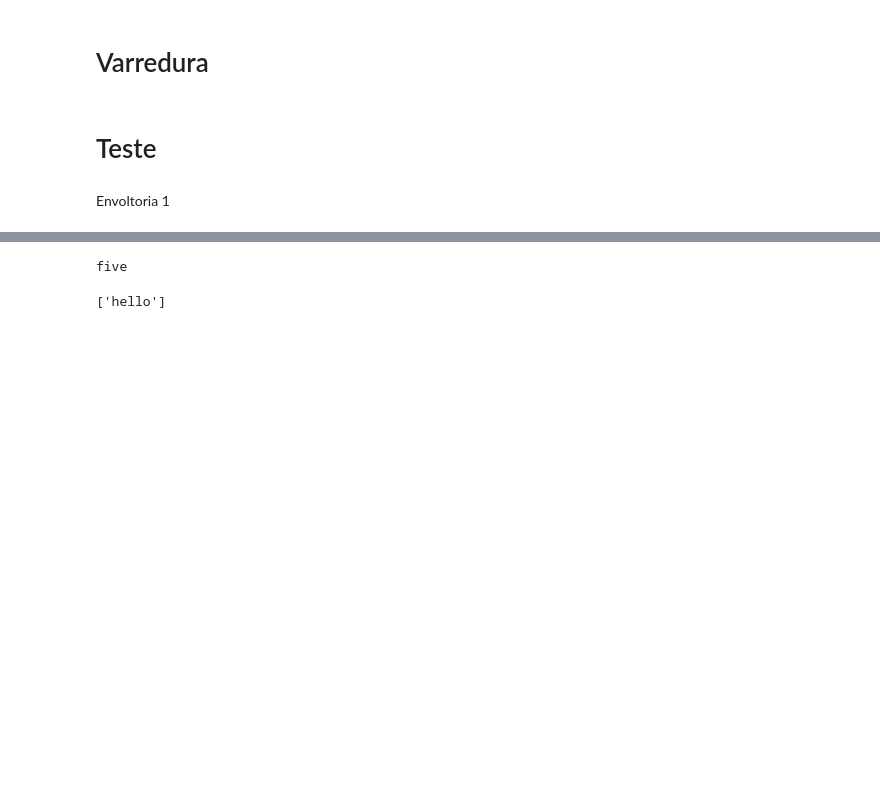
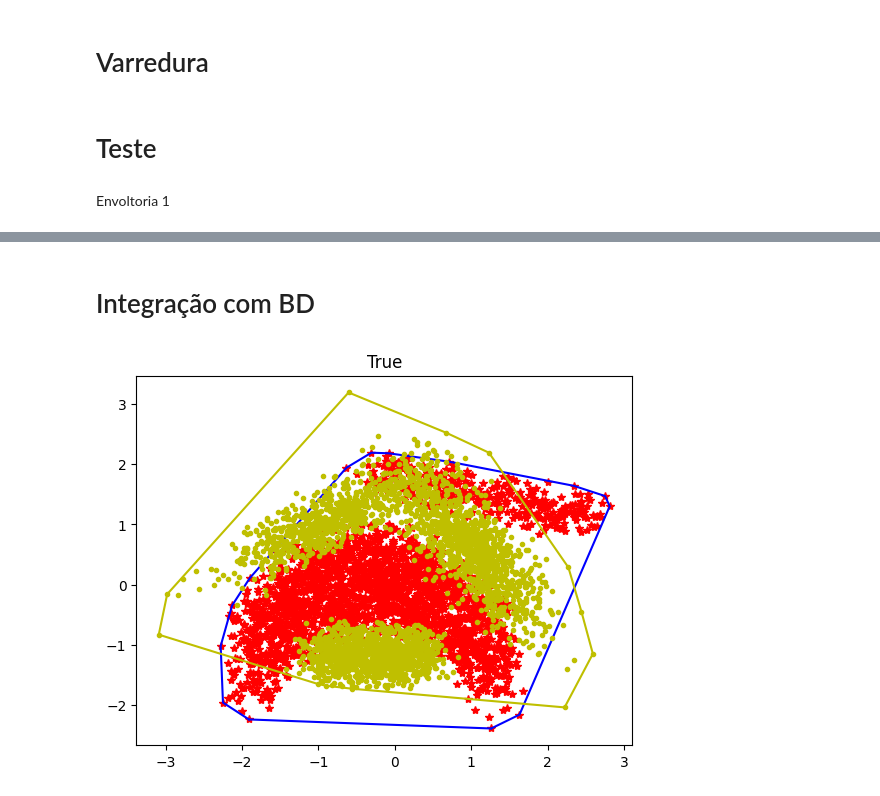
Before and after one commit to Gcastelo01/TP1_Alg2, a Jupyter notebook: TP1_Classificador.ipynb, the cells around one changed output, grey strips where cells are left out. Drawn from its saved outputs; the diff is of its cells as text; code cells hidden in the pictures; blank space fills up the shorter version.

```diff
--- a/TP1_Classificador.ipynb
+++ b/TP1_Classificador.ipynb
@@ -498,15 +472,2 @@ print(randomSeedB)
-# %%
-import bintrees
-
-avl = bintrees.AVLTree([(2, 'one'), (5, 'five'), (9, 'nine'), (3, 'three'), (4, 'four')])
-
-print(avl.get(5))
-# %% [output]
-five
-# %%
-List = ['hello']
-
-for e in List:
-    print(List)
-# %% [output]
-['hello']
+# %% [markdown]
+# Integração com BD
@@ -512,0 +476,45 @@ for e in List:
+# %%
+import pandas as pd
+
+banana = pd.read_csv('./data/banana.csv', delimiter=',')
+
+aType = banana[banana['Class'] == 1]
+bType = banana[banana['Class'] == -1]
+# %%
+fig, ax = plt.subplots()
+
+# ----------------------------
+dot_list_a = []
+
+for row in aType.itertuples():
+    x = row[1]
+    y = row[2]
+
+    a = Dot(x, y)
+    dot_list_a.append(a)
+
+sorted_list_a = sortDotsByPolarAngle(dot_list_a)
+env_banana_a = Graham(sorted_list_a)
+
+plotEnvoltoria(ax, dot_list_a, env_banana_a)
+# ---------------------------------
+dot_list_b = []
+
+for row in bType.itertuples():
+    x = row[1]
+    y = row[2]
+
+    b = Dot(x, y)
+    dot_list_b.append(b)
+
+sorted_list_b = sortDotsByPolarAngle(dot_list_b)
+env_banana_b = Graham(sorted_list_b)
+
+
+plotEnvoltoria(ax, dot_list_b, env_banana_b, dotType='y.', envType='y-')
+
+endPointList, segmentsList = preProcessConvexHull(EnvoltoriaA= env_banana_a, EnvoltoriaB= env_banana_b)
+ax.set_title(sweepLineIntersection(endPointList, segmentsList))
+plt.show()
+# %% [output]
+[figure, added]
```
Also changed, not shown: parts of 3 cells of this notebook, 1 other file.
